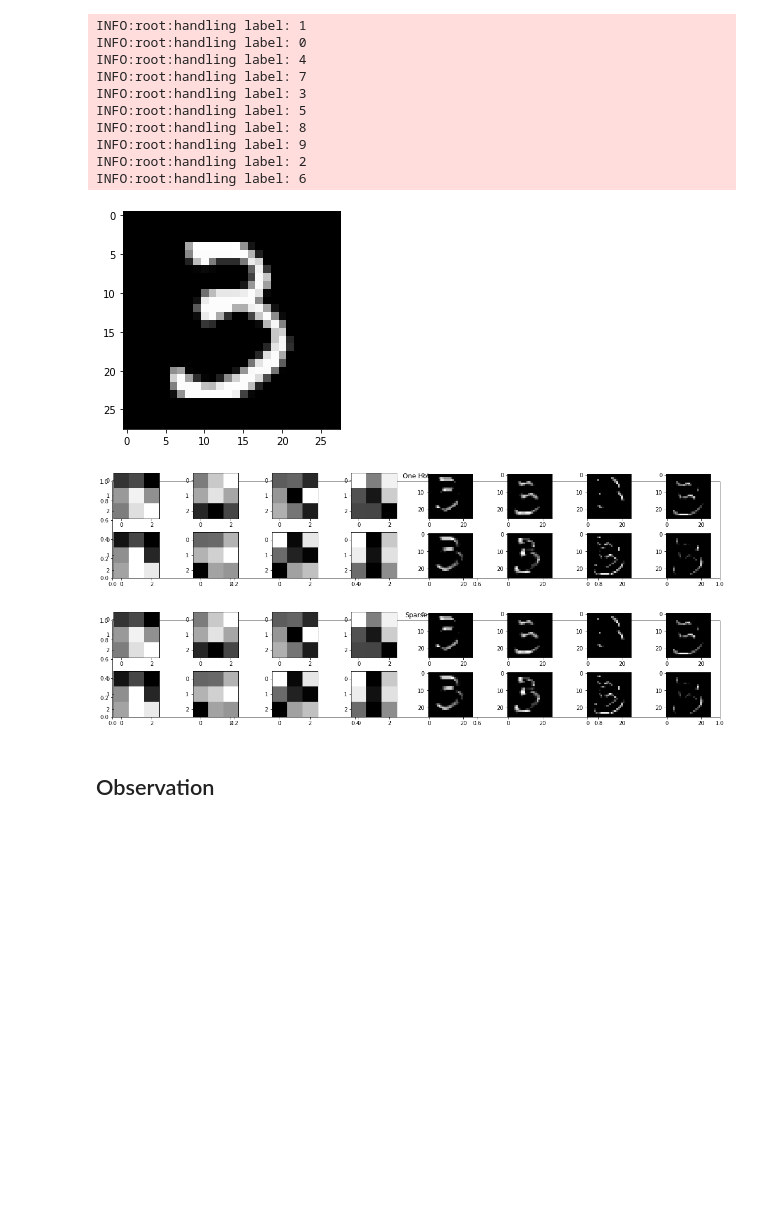
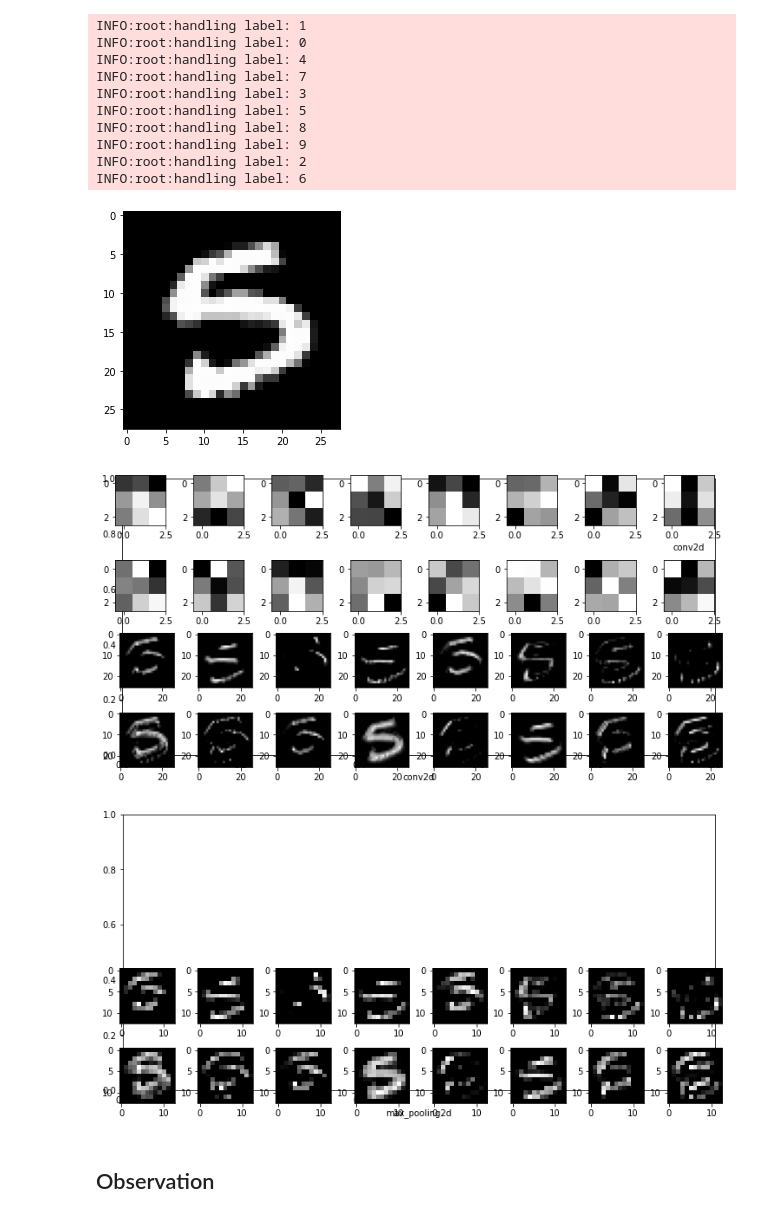
Before and after one commit to SB-Jr/ai_playground, a Jupyter notebook: mnist/cnn_solutions/model_comparison.ipynb, the cells around one changed output. Drawn from its saved outputs; the diff is of its cells as text; code cells hidden in the pictures; blank space fills up the shorter version.

```diff
--- a/mnist/cnn_solutions/model_comparison.ipynb
+++ b/mnist/cnn_solutions/model_comparison.ipynb
@@ -116,11 +159,10 @@ def show_interm_summary(models):
         plt.show()
-# %%
-model_list= [(model_one_hot_interm, 'One Hot'), (model_one_hot_interm, 'Sparse')]
-show_interm_summary(model_list)
-# %% [output]
-[figure, removed]
-[figure, removed]
-[figure, removed]
+# %%
+show_interm_summary(2)
+# %% [output]
+[figure, added]
+[figure, added]
+[figure, added]
 # %% [markdown]
 ## Observation
 # %% [markdown]
```
Also changed, not shown: parts of 13 cells of this notebook, 5 other files.
